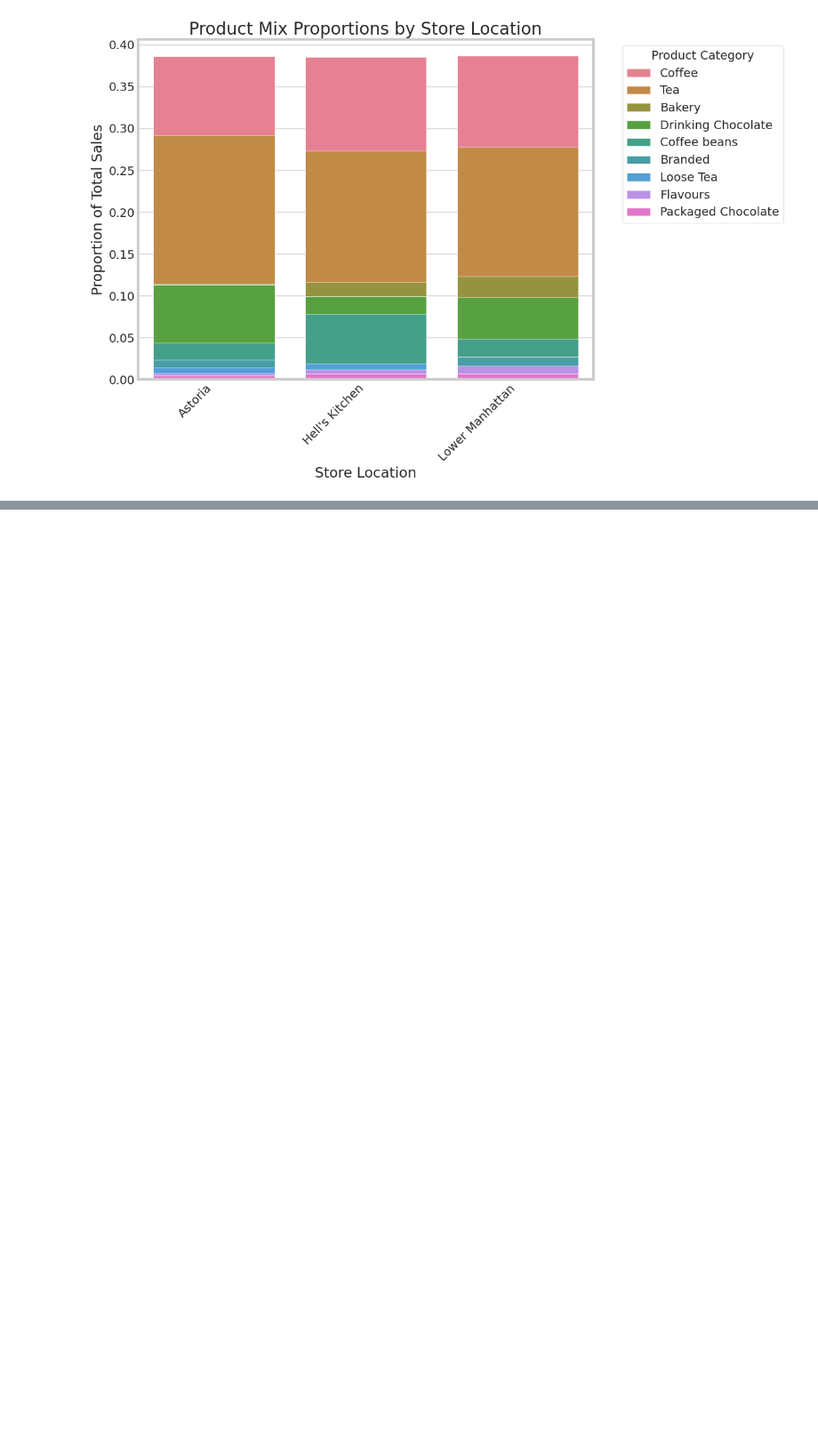
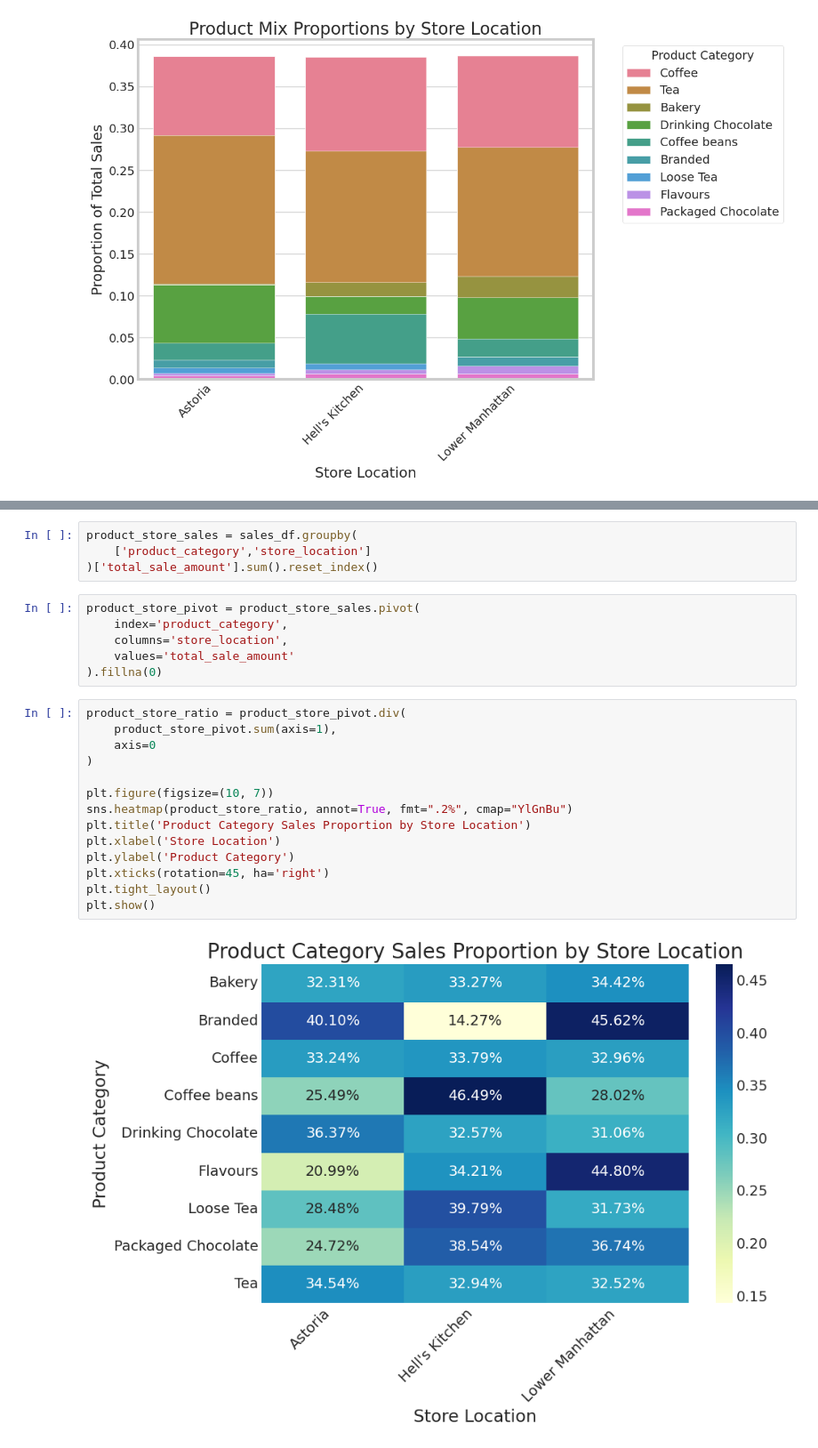
Before and after one commit to Lau-Jr/data-analysis-nmaist, a Jupyter notebook: EDA_Fundamentals_Assignment.ipynb, the cells around one changed output, grey strips where cells are left out. Shown at 89% size. Saved outputs shown, nothing was run; the diff lists cells and outputs as text; blank space fills up the shorter version.

```diff
--- a/EDA_Fundamentals_Assignment.ipynb
+++ b/EDA_Fundamentals_Assignment.ipynb
@@ -1712,0 +1750,26 @@ plt.show()
+# %%
+product_store_sales = sales_df.groupby(
+    ['product_category','store_location']
+)['total_sale_amount'].sum().reset_index()
+# %%
+product_store_pivot = product_store_sales.pivot(
+    index='product_category',
+    columns='store_location',
+    values='total_sale_amount'
+).fillna(0)
+# %%
+product_store_ratio = product_store_pivot.div(
+    product_store_pivot.sum(axis=1),
+    axis=0
+)
+
+plt.figure(figsize=(10, 7))
+sns.heatmap(product_store_ratio, annot=True, fmt=".2%", cmap="YlGnBu")
+plt.title('Product Category Sales Proportion by Store Location')
+plt.xlabel('Store Location')
+plt.ylabel('Product Category')
+plt.xticks(rotation=45, ha='right')
+plt.tight_layout()
+plt.show()
+# %% [output]
+[figure, added]
```
Also changed, not shown: parts of 3 cells of this notebook.
